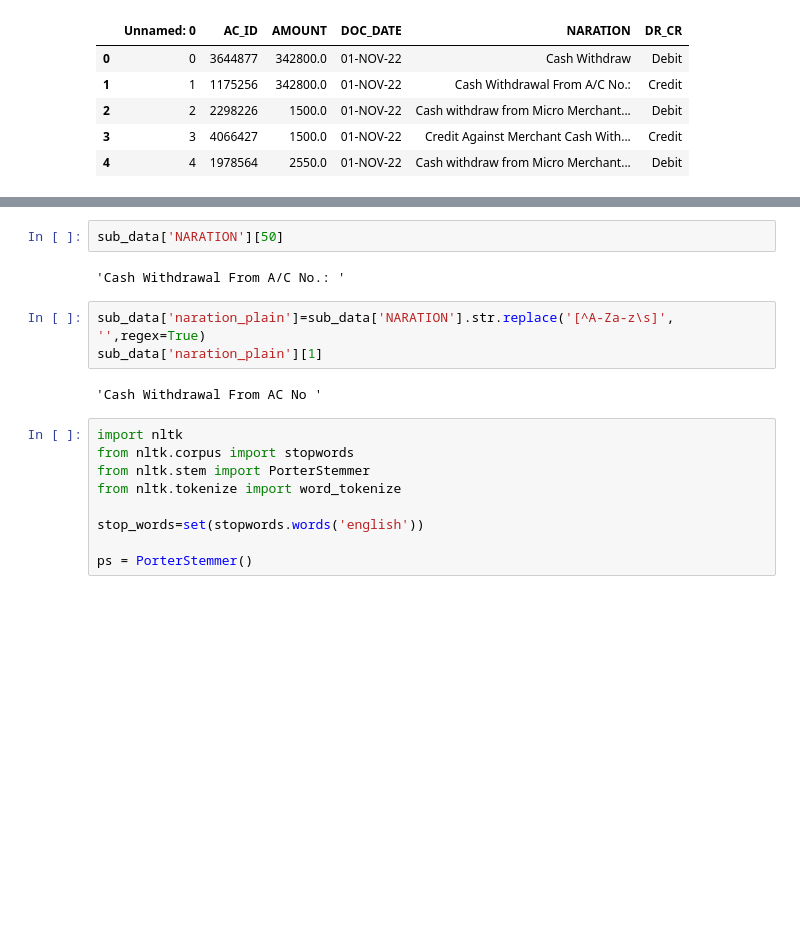
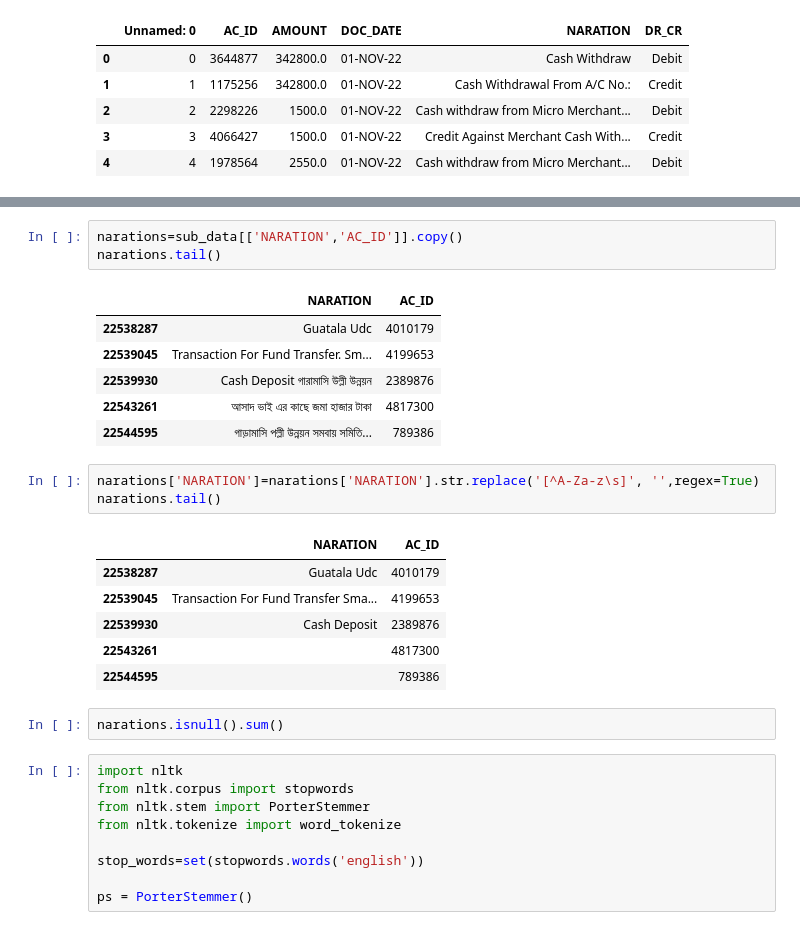
Before and after one commit to Asif-droid/transaction_naration, a Jupyter notebook: transactio-naration-data.ipynb, the cells around one changed output, grey strips where cells are left out. Cells and saved outputs as stored; diff of their text form; blank space fills up the shorter version.

```diff
--- a/transactio-naration-data.ipynb
+++ b/transactio-naration-data.ipynb
@@ -53,12 +95,25 @@ memory usage: 516.0+ MB
-# %%
-sub_data['NARATION'][50]
-# %% [output]
-'Cash Withdrawal From A/C No.: '
+# %%
+narations=sub_data[['NARATION','AC_ID']].copy()
+narations.tail()
+# %% [output]
+|  | NARATION | AC_ID |
+| 22538287 | Guatala Udc | 4010179 |
+| 22539045 | Transaction For Fund Transfer. Sm... | 4199653 |
+| 22539930 | Cash Deposit গারামাসি উল্লী উন্নয়ন | 2389876 |
+| 22543261 | আসাদ ভাই এর কাছে জমা হাজার টাকা | 4817300 |
+| 22544595 | গাড়ামাসি পল্লী উন্নয়ন সমবায় সমিতি... | 789386 |
 # %%
-sub_data['naration_plain']=sub_data['NARATION'].str.replace('[^A-Za-z\s]', '',regex=True)
-sub_data['naration_plain'][1]
+narations['NARATION']=narations['NARATION'].str.replace('[^A-Za-z\s]', '',regex=True)
+narations.tail()
 # %% [output]
-'Cash Withdrawal From AC No '
+|  | NARATION | AC_ID |
+| 22538287 | Guatala Udc | 4010179 |
+| 22539045 | Transaction For Fund Transfer Sma... | 4199653 |
+| 22539930 | Cash Deposit | 2389876 |
+| 22543261 |  | 4817300 |
+| 22544595 |  | 789386 |
+# %%
+narations.isnull().sum()
 # %%
 import nltk
 from nltk.corpus import stopwords
```
Also changed, not shown: parts of 53 cells of this notebook.
